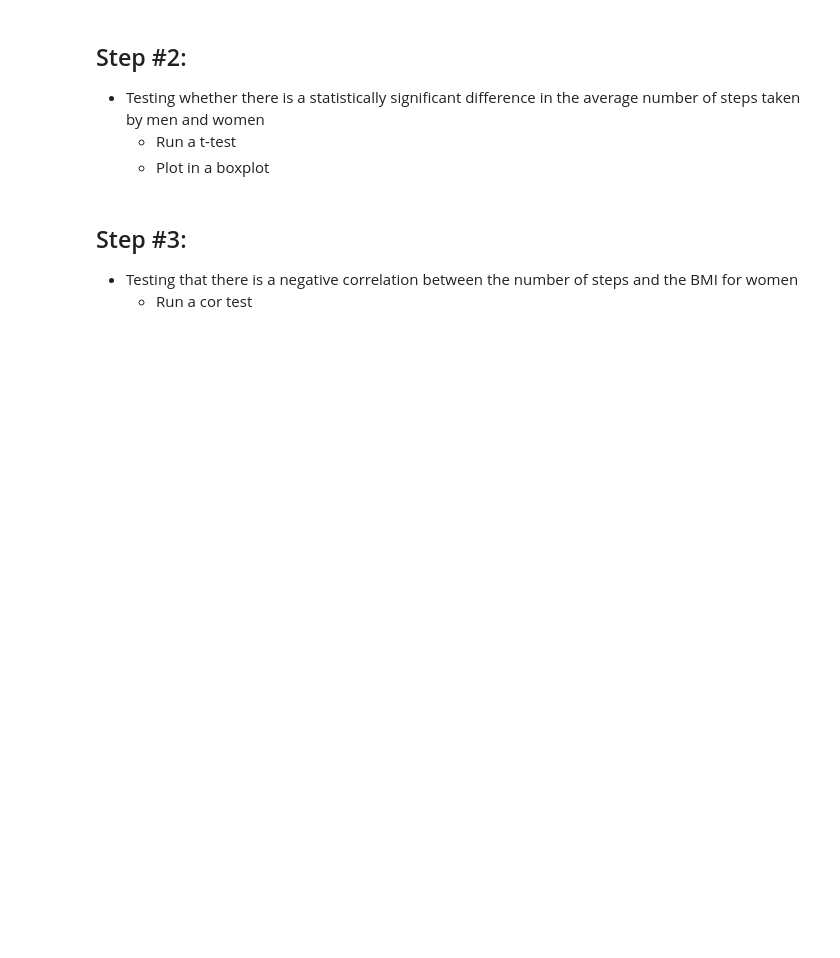
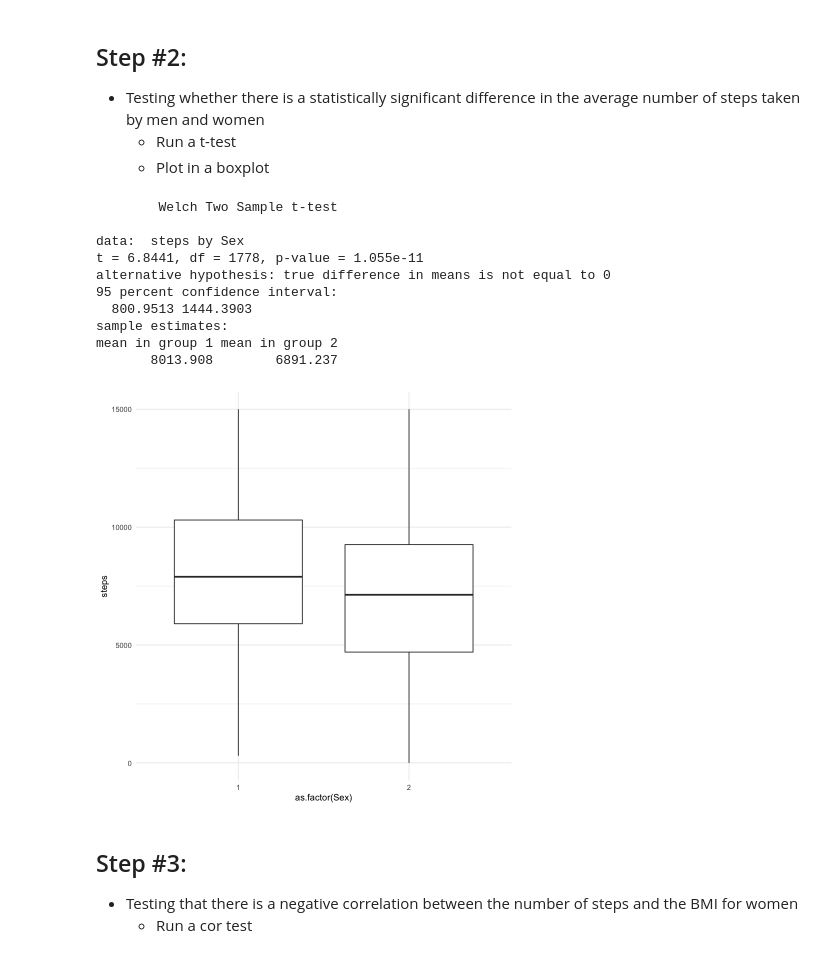
Before and after one commit to hogeveen-lab/DSPN_Fall2022_Git, a Jupyter notebook: dspn_fall2022_lecture14_visualization1.ipynb, the cells around one changed output. Drawn from its saved outputs; the diff is of its cells as text; code cells hidden in the pictures; blank space fills up the shorter version.

```diff
--- a/dspn_fall2022_lecture14_visualization1.ipynb
+++ b/dspn_fall2022_lecture14_visualization1.ipynb
@@ -61,0 +76,23 @@
+# %%
+# setting up our filepaths and filenames
+
+# PATH
+data_dir <- '/Users/jeremyhogeveen/Dropbox/Fall_2022/teaching/DSPN/DSPN_Fall2022_Git/misc_exercises/data_visualization_exercise1'
+
+# filenames
+female_data <- paste(data_dir,'data9b_w.txt',sep='/')
+male_data <- paste(data_dir,'data9b_m.txt',sep='/')
+# %%
+# reading in the data and merging into a single DF
+
+# fem_df <- read_tsv(female_data)
+# fem_df <- mutate(fem_df,Sex = 2)
+
+fem_df <- read_tsv(female_data) %>%
+    mutate(Sex=2)
+male_df <- read_tsv(male_data) %>%
+    mutate(Sex=1)
+
+#merging the data frames together
+df <- bind_rows(fem_df,male_df)
+print(df)
@@ -64,6 +130,26 @@
 * Testing whether there is a statistically significant difference in the average number of steps taken by men and women
     * Run a t-test
     * Plot in a boxplot
+# %%
+# hypothesis #1:
+print(mod_hyp1 <- t.test(steps~Sex,df))
+
+#plot the data in a boxplot by group
+ggplot(df,aes(x = as.factor(Sex), y = steps)) +
+    geom_boxplot() +
+    theme_minimal()
+# %% [output]
+        Welch Two Sample t-test
+
+data:  steps by Sex
+t = 6.8441, df = 1778, p-value = 1.055e-11
+alternative hypothesis: true difference in means is not equal to 0
+95 percent confidence interval:
+  800.9513 1444.3903
+sample estimates:
+mean in group 1 mean in group 2
+       8013.908        6891.237
+[figure, added]
 # %% [markdown]
 ## Step #3:
 * Testing that there is a negative correlation between the number of steps and the BMI for women
```
Also changed, not shown: parts of 8 cells of this notebook, 3 other files.
